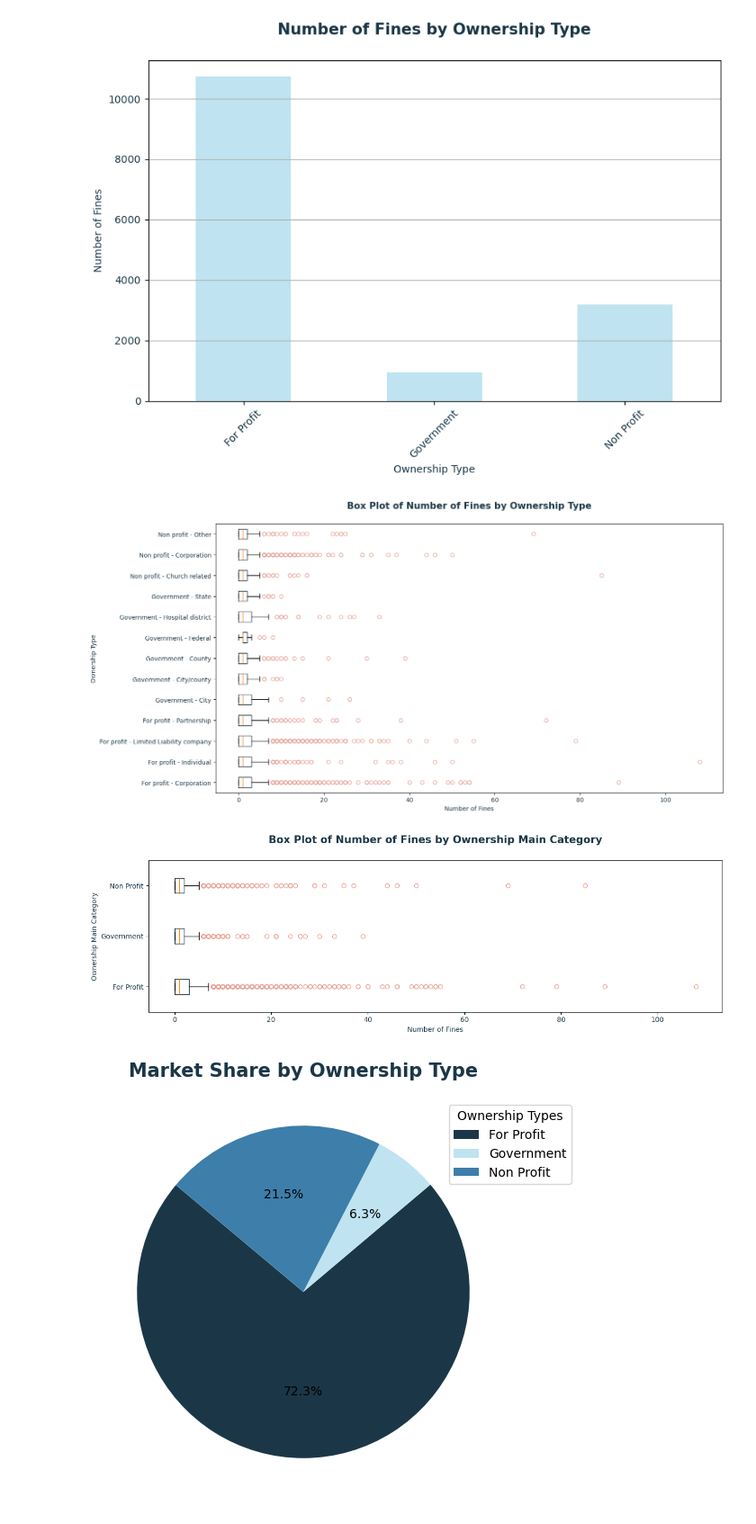
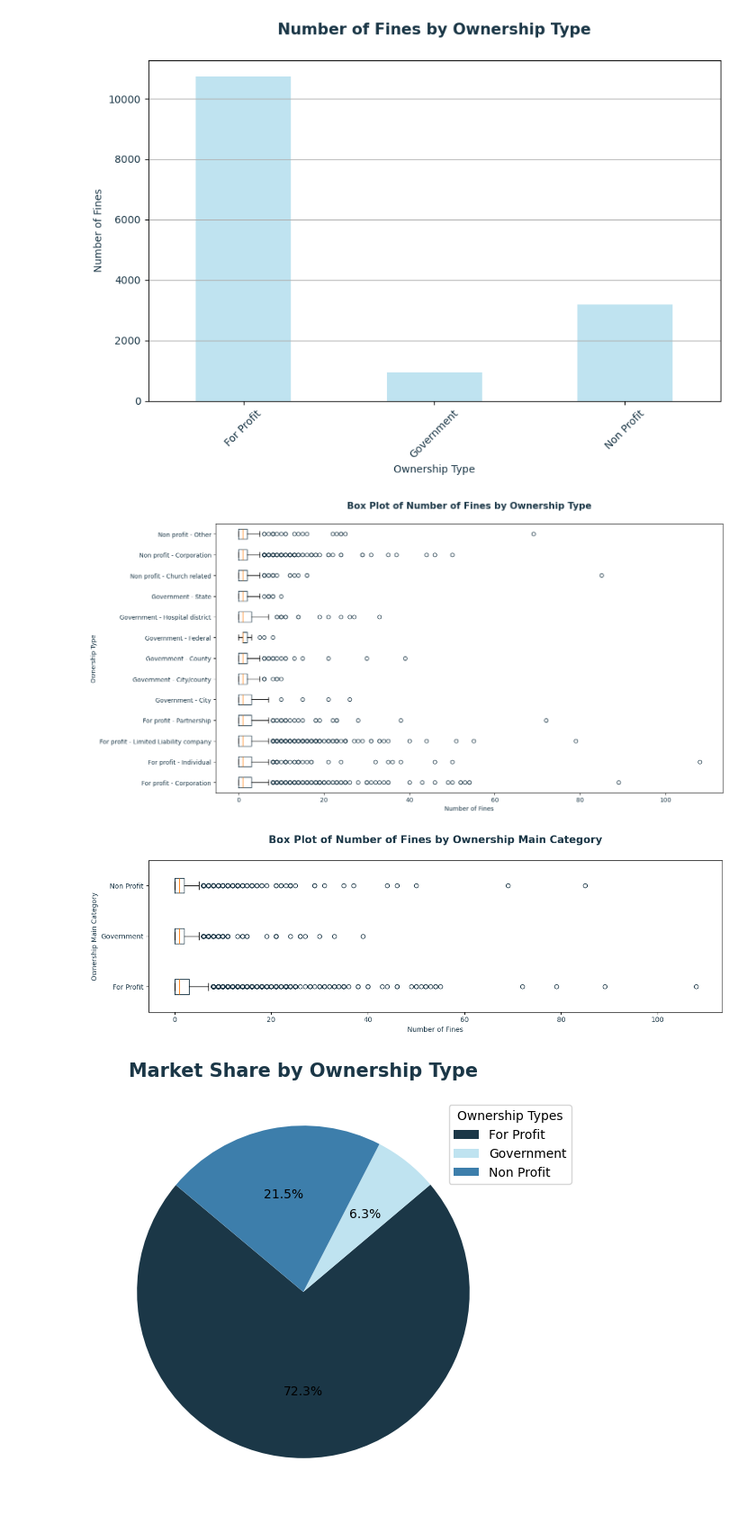
Before and after one commit to mcscodes/Project-1-Data-Visualization, a Jupyter notebook: NursingHomeDataVisualization.ipynb, the cells around one changed output. Shown at 90% size. Drawn from its saved outputs; the diff is of its cells as text; code cells hidden in the pictures.

```diff
--- a/NursingHomeDataVisualization.ipynb
+++ b/NursingHomeDataVisualization.ipynb
@@ -381,21 +381,21 @@ plt.show()
 # %%
 grouped_data = nursinghomedataREDUCED.groupby('Ownership Type')['Number of Fines']
 
 # Create a box plot for each ownership type group
 plt.figure(figsize=(15,8))
-plt.boxplot([group.values for name, group in grouped_data], labels=[name for name, group in grouped_data], vert=False, boxprops=dict(color='#1B3747'), flierprops=dict(marker='o', markeredgecolor='#E8A398'))
+plt.boxplot([group.values for name, group in grouped_data], labels=[name for name, group in grouped_data], vert=False, boxprops=dict(color='#1B3747'), flierprops=dict(marker='o', markeredgecolor='#1B3747'))
 plt.ylabel('Ownership Type', color='#1B3747')
 plt.xlabel('Number of Fines', color='#1B3747')
 plt.title('Box Plot of Number of Fines by Ownership Type', color='#1B3747',pad = 25, fontsize=15, weight='bold')
-plt.xticks(rotation=0, color='#1B3747')
+plt.xticks(rotation=0, color=('#1B3747'))
 plt.yticks(color='#1B3747')
 
 # Save image to folder
 plt.savefig(os.path.join(highresfolder, 'Box Plot of Number of Fines by Ownership Type'))
 
 plt.show()
 # %% [output]
-[figure, old version]
+[figure, new version]
 # %%
 # Create a new column to categorize the subcategories into main categories
 nursinghomedataREDUCED['Main Category'] = nursinghomedataREDUCED['Ownership Type'].replace({
@@ -419,7 +419,7 @@ grouped_data = nursinghomedataREDUCED.groupby('Main Category')['Number of Fines'
 
 # Create a box plot for each main category group
 plt.figure(figsize=(15,4))
-plt.boxplot([group.values for name, group in grouped_data], labels=[name for name, group in grouped_data], vert=False, boxprops=dict(color='#1B3747'), flierprops=dict(marker='o', markeredgecolor='#E8A398'))
+plt.boxplot([group.values for name, group in grouped_data], labels=[name for name, group in grouped_data], vert=False, boxprops=dict(color='#1B3747'), flierprops=dict(marker='o', markeredgecolor='#1B3747'))
 
 plt.xlabel('Number of Fines', color='#1B3747')
 plt.ylabel('Ownership Main Category', color='#1B3747')
@@ -432,7 +432,7 @@ plt.savefig(os.path.join(highresfolder, 'Box Plot of Number of Fines by Ownershi
 
 plt.show()
 # %% [output]
-[figure, old version]
+[figure, new version]
 # %%
 # Calculate the count of entries for each ownership type
 ownership_summary = nursinghomedataREDUCED.groupby('Main Category').size()
```
Also changed, not shown: parts of 14 cells of this notebook, 26 other files.
